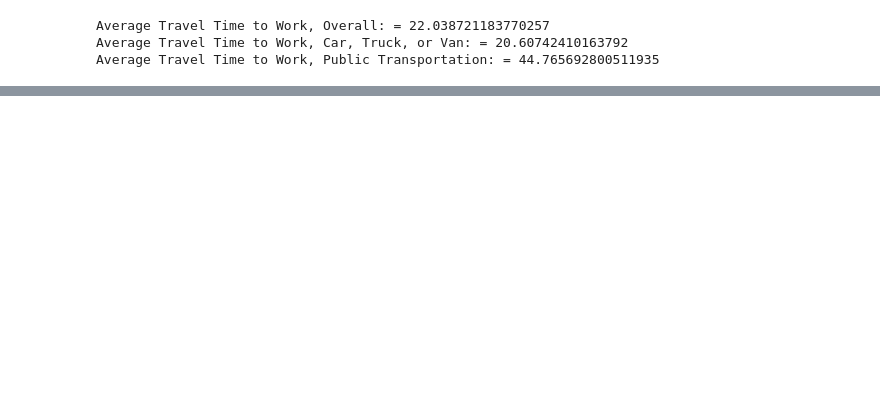
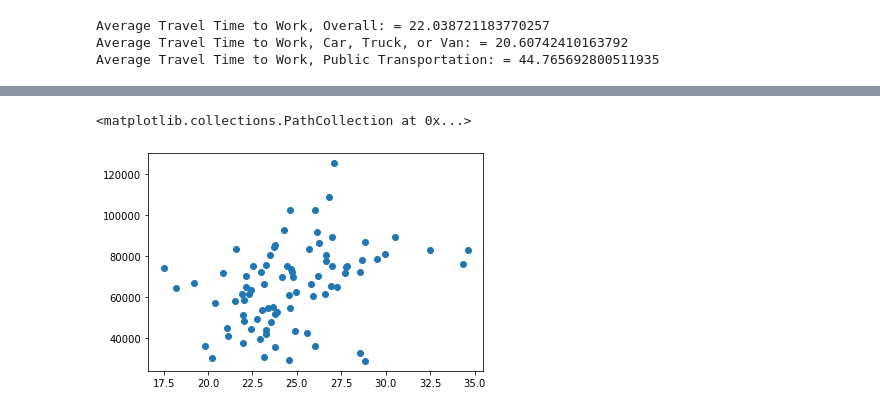
Before and after one commit to hochru557/po524-parking, a Jupyter notebook: analysis.ipynb, the cells around one changed output, grey strips where cells are left out. Cells and saved outputs as stored; diff of their text form; code cells hidden in the pictures; blank space fills up the shorter version.

```diff
--- a/analysis.ipynb
+++ b/analysis.ipynb
@@ -182,0 +179,5 @@ sns.heatmap(corrmat,ax=ax,linewidths=.1)
+# %%
+plt.scatter(data['avg_time_agg'],data['mhi'])
+# %% [output]
+<matplotlib.collections.PathCollection at 0x...>
+[figure, added]
```
Also changed, not shown: parts of 7 cells of this notebook, 26 other files.
